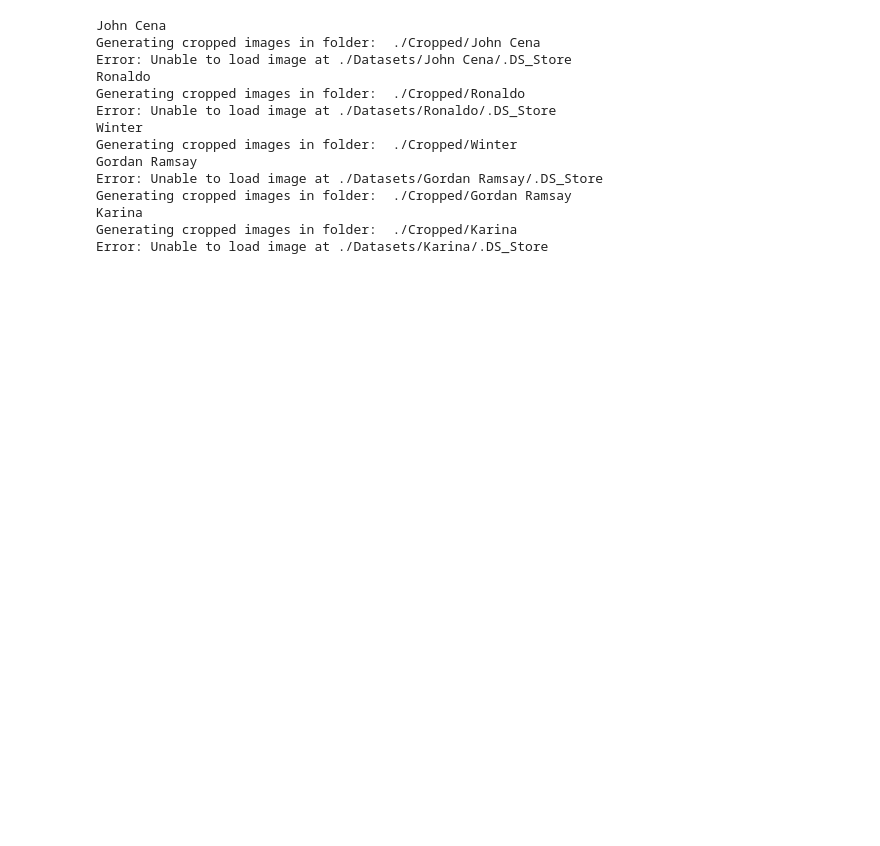
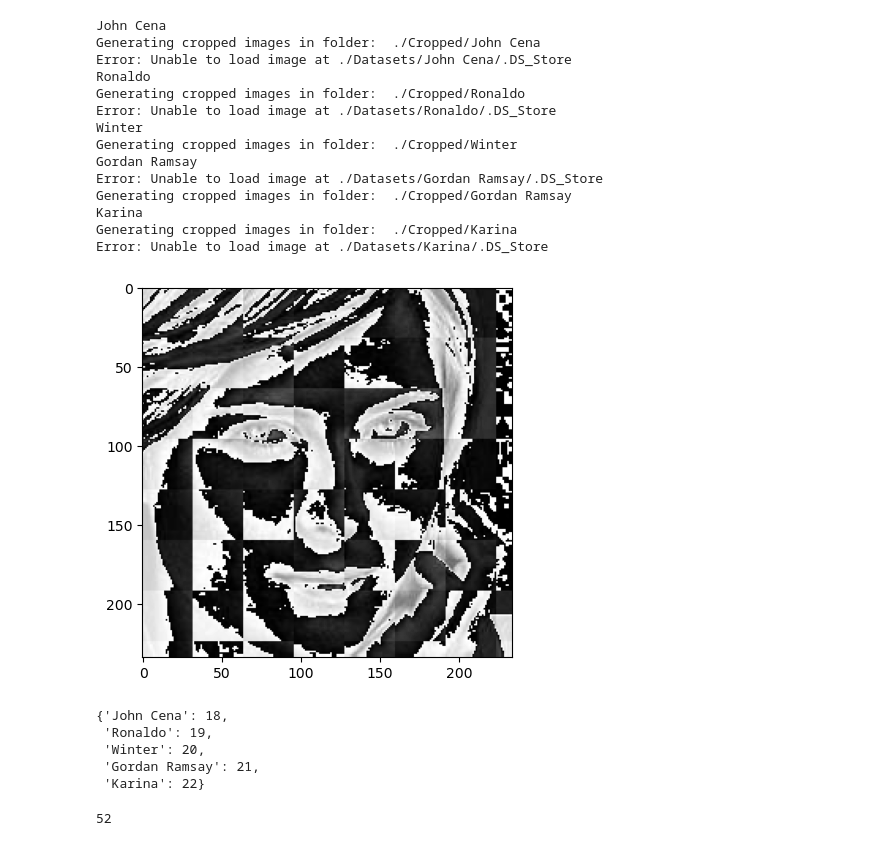
Before and after one commit to CheeSeng05/Face-Detection-and-Recognition, a Jupyter notebook: FaceRecognition.ipynb, the cells around one changed output. Drawn from its saved outputs; the diff is of its cells as text; code cells hidden in the pictures; blank space fills up the shorter version.

```diff
--- a/FaceRecognition.ipynb
+++ b/FaceRecognition.ipynb
@@ -124,5 +132,45 @@ Karina
 Generating cropped images in folder:  ./Cropped/Karina
 Error: Unable to load image at ./Datasets/Karina/.DS_Store
 # %%
-face_cascade = cv2.CascadeClassifier('haarcascades/haarcascade_frontalface_default.xml')
-eye_cascade = cv2.CascadeClassifier('haarcascades/haarcascade_eye_tree_eyeglasses.xml')
+import cv2
+import pywt
+import numpy as np
+
+#This code defines a function w2d that takes an image and applies wavelet transform-based denoising
+#or feature extraction, returning a new image with only high-frequency components (like edges and textures)
+def wavelet_trans(img, mode='haar', level=1):
+    if img is None or not isinstance(img, np.ndarray):
+        raise ValueError("Input image is invalid or None.")
+    #Convert the image to greyscale
+    imArray = cv2.cvtColor(img, cv2.COLOR_RGB2GRAY)
+    #Convert the pixel values from a range of 0-255 to 0.0-1.0
+    imArray = np.float32(imArray) / 255.0
+    coeffs = pywt.wavedec2(imArray, mode, level=level)
+    coeffs_H = list(coeffs)
+    #Set low frequency to zero to supress smooth areas and retain only edges or textures
+    coeffs_H[0] *= 0
+    #Reconstruct the image using only high frequency details
+    imArray_H = pywt.waverec2(coeffs_H, mode)
+    #Convert pixel values back to 0-255
+    imArray_H *= 255
+    return np.uint8(imArray_H)
+# %%
+im_har = wavelet_trans(cropped_image_test[0], 'db1', 5)
+plt.imshow(im_har, cmap = 'grey')
+plt.show()
+# %% [output]
+[figure, added]
+# %%
+#Get the number of images per celebrity
+class_dict = {}
+imag_counter = 0
+for celeb_name in celebrity_file_names_dict.keys():
+    class_dict[celeb_name] = count
+    count += 1
+class_dict
+# %% [output]
+{'John Cena': 18,
+ 'Ronaldo': 19,
+ 'Winter': 20,
+ 'Gordan Ramsay': 21,
+ 'Karina': 22}
@@ -128,0 +199,4 @@ eye_cascade = cv2.CascadeClassifier('haarcascades/haarcascade_eye_tree_eyeglasse
+# %%
+len(X)
+# %% [output]
+52
```
Also changed, not shown: parts of 5 cells of this notebook.
